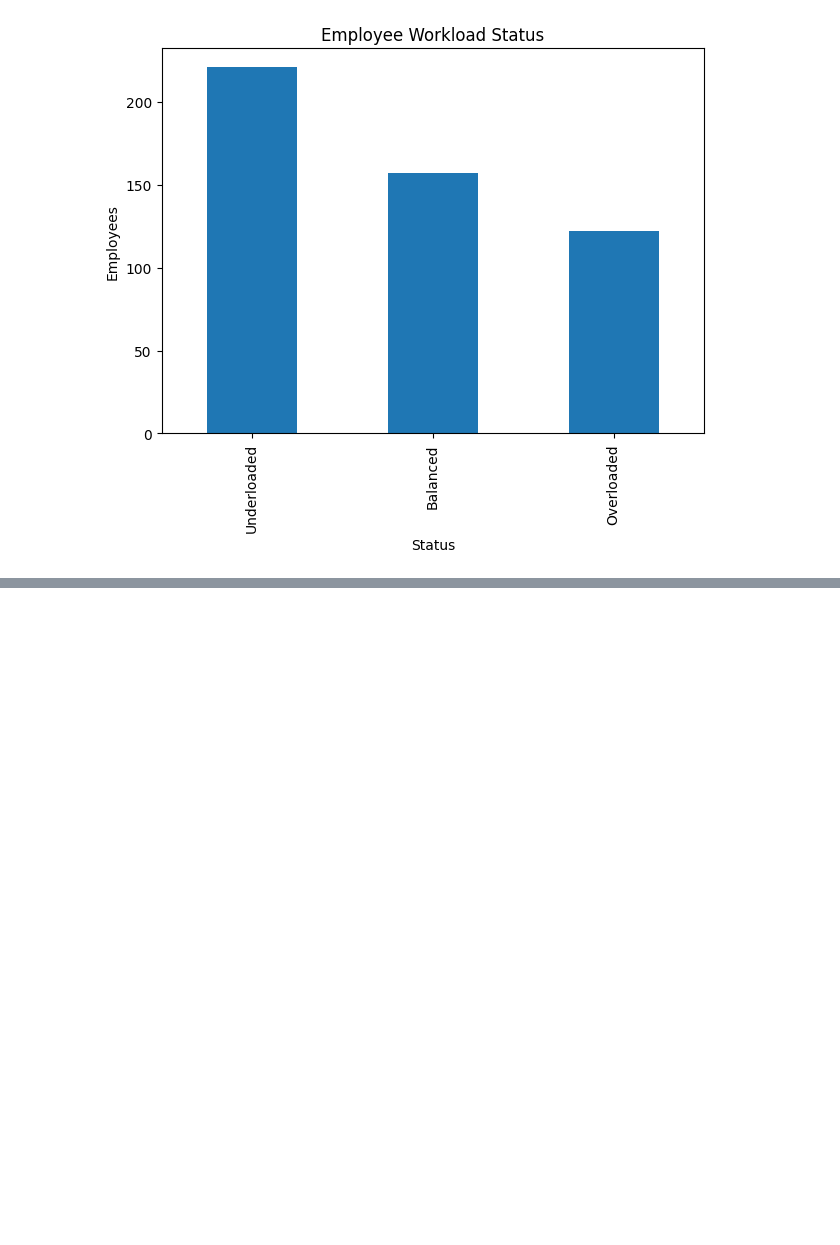
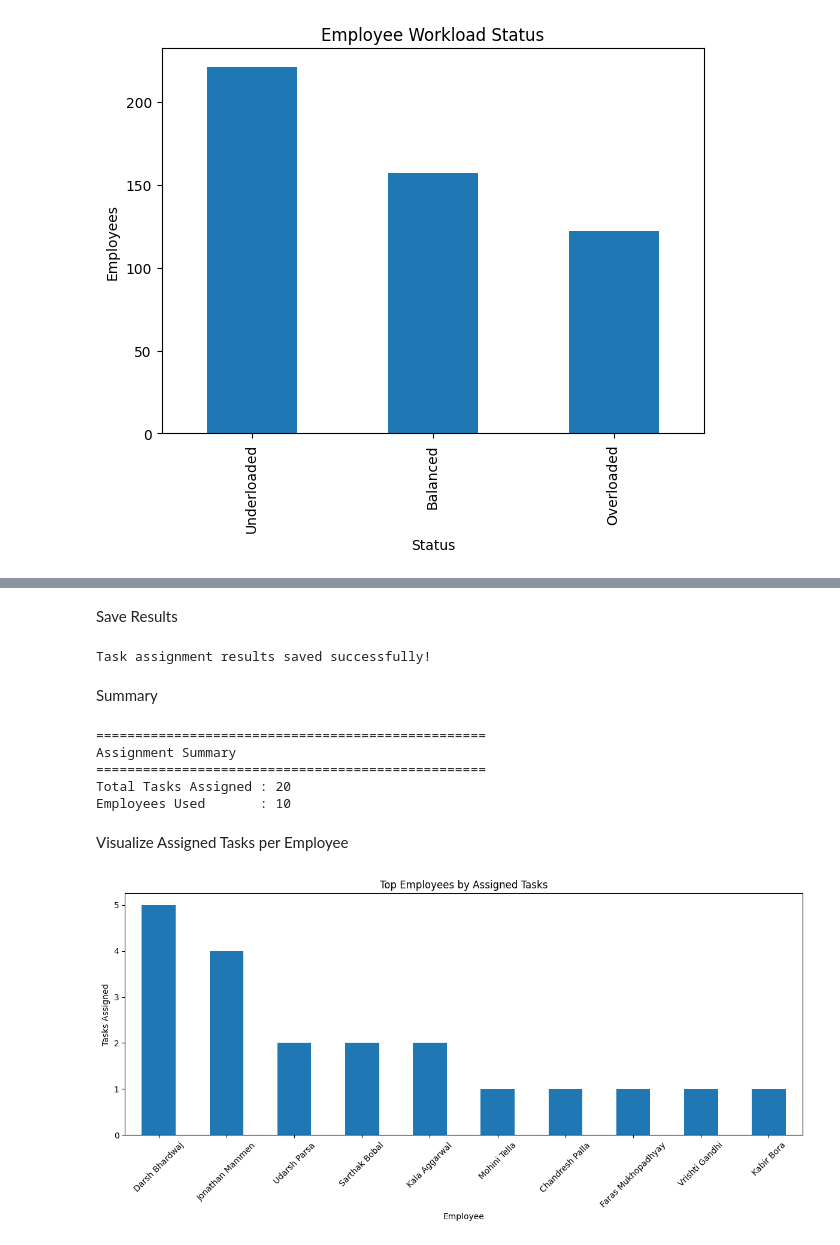
Before and after one commit to Guna-Jagathesan/AI-Powered-Task-Management-System, a Jupyter notebook: notebooks/09_Intelligent_Workload_Balancing.ipynb, the cells around one changed output, grey strips where cells are left out. Cells and saved outputs as stored; diff of their text form; code cells hidden in the pictures; blank space fills up the shorter version.

Commit message:
Implemented intelligent workload balancing and task assignment engine

```diff
--- a/notebooks/09_Intelligent_Workload_Balancing.ipynb
+++ b/notebooks/09_Intelligent_Workload_Balancing.ipynb
@@ -380,0 +547,8 @@ plt.show()
+# %%
+pending_tasks = tasks[
+    tasks["Status"].isin(["Open", "To Do", "Pending"])
+].copy()
+
+print("Pending Tasks:", len(pending_tasks))
+
+pending_tasks.head()
@@ -380,0 +574,2 @@ plt.show()
+# %%
+pending_tasks = pending_tasks.head(20)
@@ -380,0 +578,2 @@ plt.show()
+# %%
+assignments = []
@@ -380,0 +668,4 @@ plt.show()
+# %%
+assignment_df = pd.DataFrame(assignments)
+
+assignment_df.head()
@@ -380,0 +679,43 @@ plt.show()
+# %% [markdown]
+Save Results
+# %%
+assignment_df.to_csv(
+    "../outputs/task_assignment_results.csv",
+    index=False
+)
+
+print("Task assignment results saved successfully!")
+# %% [output]
+Task assignment results saved successfully!
+# %% [markdown]
+Summary
+# %%
+print("=" * 50)
+print("Assignment Summary")
+print("=" * 50)
+
+print("Total Tasks Assigned :", len(assignment_df))
+print("Employees Used       :", assignment_df["Employee_ID"].nunique())
+# %% [output]
+==================================================
+Assignment Summary
+==================================================
+Total Tasks Assigned : 20
+Employees Used       : 10
+# %% [markdown]
+Visualize Assigned Tasks per Employee
+# %%
+plt.figure(figsize=(12,6))
+
+assignment_df["Employee_Name"].value_counts().head(10).plot(kind="bar")
+
+plt.title("Top Employees by Assigned Tasks")
+plt.xlabel("Employee")
+plt.ylabel("Tasks Assigned")
+
+plt.xticks(rotation=45)
+plt.tight_layout()
+
+plt.show()
+# %% [output]
+[figure, added]
```
Also changed, not shown: parts of 26 cells of this notebook, 2 other files.
